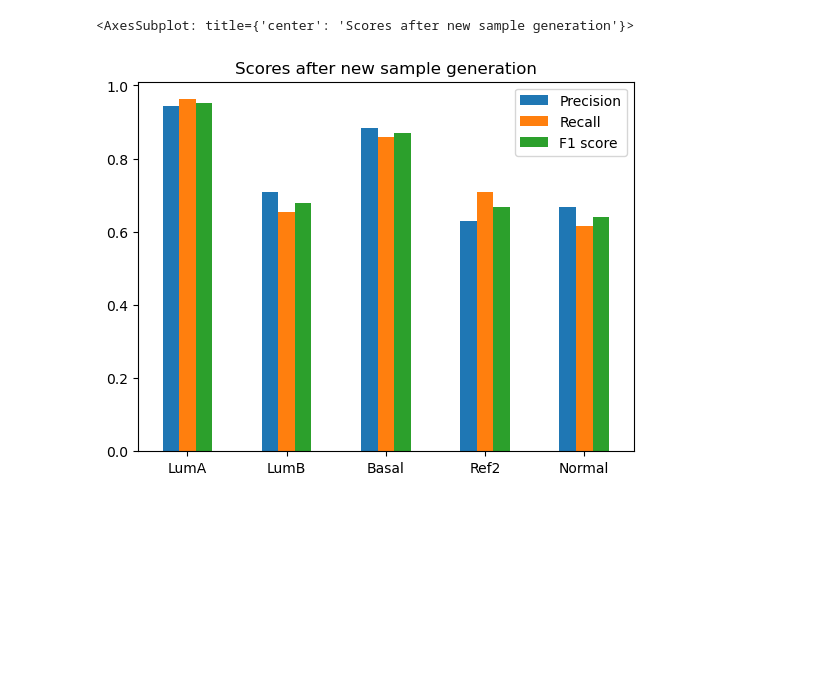
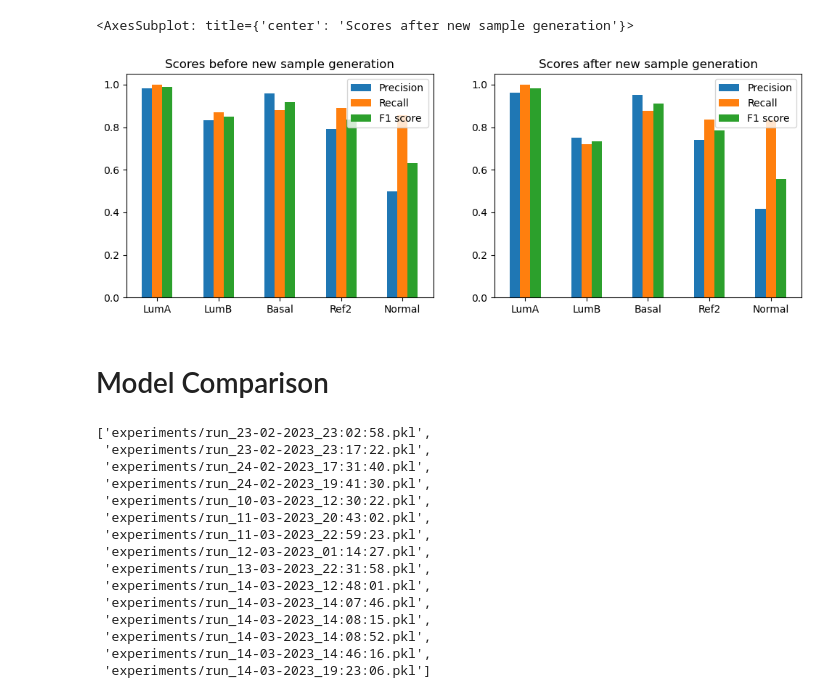
Before and after one commit to ivamilojkovic/ML-GeneExpression-CancerSubtype-Classification, a Jupyter notebook: result_visualization.ipynb, the cells around one changed output. Drawn from its saved outputs; the diff is of its cells as text; code cells hidden in the pictures; blank space fills up the shorter version.

```diff
--- a/result_visualization.ipynb
+++ b/result_visualization.ipynb
@@ -22,0 +1,8 @@ experiments
+# %%
+%matplotlib inline
+import matplotlib.pyplot as plt
+plt.rcParams["figure.figsize"] = (12, 4)
+
+import seaborn as sns
+import pandas as pd
+import os, pickle, glob
@@ -23,6 +30,6 @@ experiments
 # %%
-experiment_before = 'run_24-02-2023_19:41:30.pkl'
-experiment_after = 'run_24-02-2023_17:31:40.pkl'
+experiment_after = 'run_12-03-2023_01:14:27.pkl'
+experiment_before = 'run_10-03-2023_12:30:22.pkl'
 
 with open(os.path.join(curr_dir, 'experiments', experiment_before), 'rb') as file:
     exp_before = pickle.load(file)
@@ -98,13 +116,43 @@ df.plot(kind='bar', rot=0, title='Unweighted')
 # %%
-precision = results['Precision per class']
-recall = results['Recall per class']
-f1 = results['F1 score per class']
+precision_before = results_before['Precision per class']
+recall_before = results_before['Recall per class']
+f1_before = results_before['F1 score per class']
 
-df = pd.DataFrame({'Precision': precision,
-                   'Recall': recall,
-                   'F1 score': f1}, index=['LumA', 'LumB', 'Basal', 'Ref2', 'Normal'])
+precision_after = results_after['Precision per class']
+recall_after = results_after['Recall per class']
+f1_after = results_after['F1 score per class']
 
-df.plot(kind='bar', rot=0, title='Scores after new sample generation')
+df_before = pd.DataFrame({'Precision': precision_before,
+                   'Recall': recall_before,
+                   'F1 score': f1_before}, index=['LumA', 'LumB', 'Basal', 'Ref2', 'Normal'])
+df_after = pd.DataFrame({'Precision': precision_after,
+                   'Recall': recall_after,
+                   'F1 score': f1_after}, index=['LumA', 'LumB', 'Basal', 'Ref2', 'Normal'])
+
+fig, axes = plt.subplots(nrows=1, ncols=2)
+
+df_before.plot(kind='bar', rot=0, title='Scores before new sample generation', ax=axes[0])
+df_after.plot(kind='bar', rot=0, title='Scores after new sample generation', ax=axes[1])
 # %% [output]
 <AxesSubplot: title={'center': 'Scores after new sample generation'}>
-[figure, old version]
+[figure, new version]
+# %% [markdown]
+# Model Comparison
+# %%
+experiments
+# %% [output]
+['experiments/run_23-02-2023_23:02:58.pkl',
+ 'experiments/run_23-02-2023_23:17:22.pkl',
+ 'experiments/run_24-02-2023_17:31:40.pkl',
+ 'experiments/run_24-02-2023_19:41:30.pkl',
+ 'experiments/run_10-03-2023_12:30:22.pkl',
+ 'experiments/run_11-03-2023_20:43:02.pkl',
+ 'experiments/run_11-03-2023_22:59:23.pkl',
+ 'experiments/run_12-03-2023_01:14:27.pkl',
+ 'experiments/run_13-03-2023_22:31:58.pkl',
+ 'experiments/run_14-03-2023_12:48:01.pkl',
+ 'experiments/run_14-03-2023_14:07:46.pkl',
+ 'experiments/run_14-03-2023_14:08:15.pkl',
+ 'experiments/run_14-03-2023_14:08:52.pkl',
+ 'experiments/run_14-03-2023_14:46:16.pkl',
+ 'experiments/run_14-03-2023_19:23:06.pkl']
```
Also changed, not shown: parts of 21 cells of this notebook, 5 other files.
